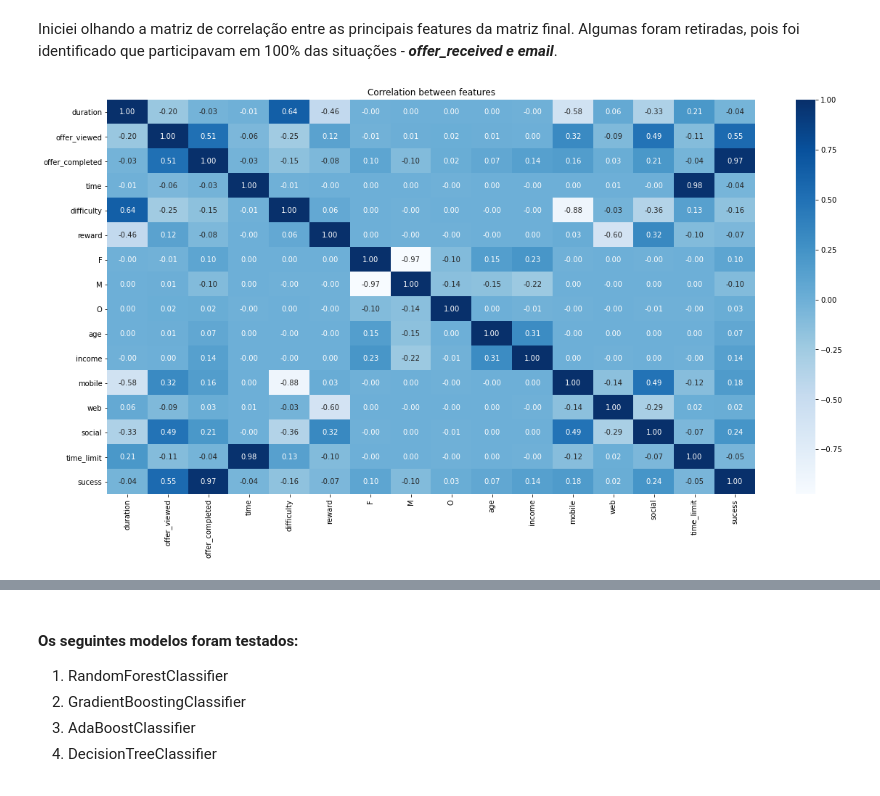
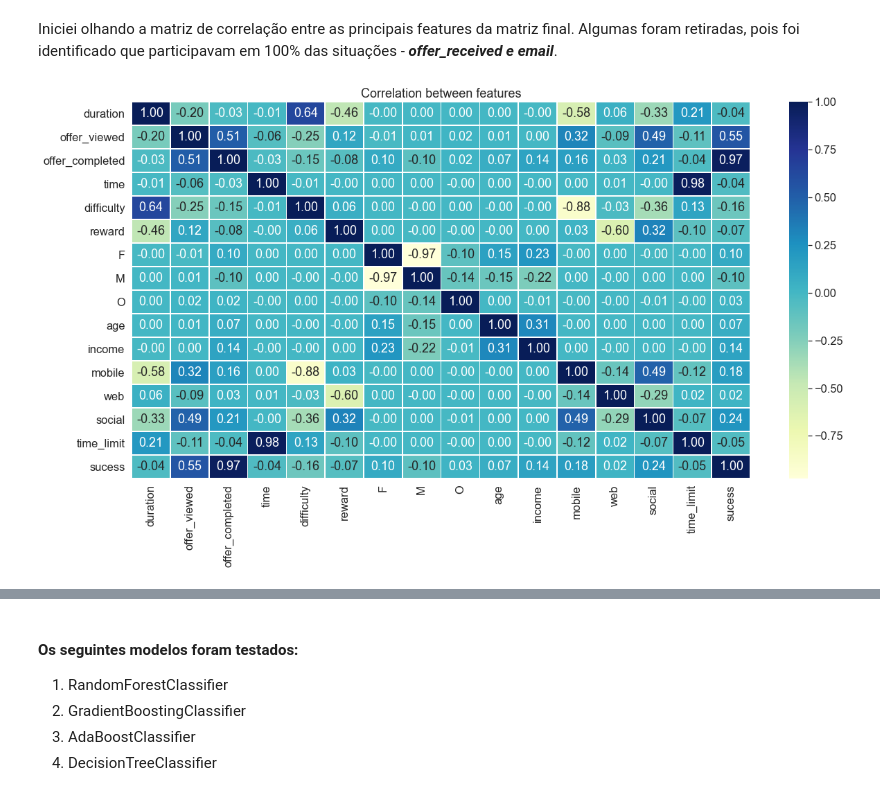
Before and after one commit to matsuch/Capstone-Project-Starbucks, a Jupyter notebook: Starbucks_Capstone_notebook.ipynb, the cells around one changed output, grey strips where cells are left out. Cells and saved outputs as stored; diff of their text form; code cells hidden in the pictures.

```diff
--- a/Starbucks_Capstone_notebook.ipynb
+++ b/Starbucks_Capstone_notebook.ipynb
@@ -415,9 +409,0 @@ sns.countplot(data=df, x='event', hue='gender', ax=ax[1])
-# %%
-#Visualization rate and sales convertion rate per channel strategy
-bogo = df[(df['offer_type'] == 'bogo') & (df['reward'] == 10)]
-channels = bogo.groupby(['social','web', 'mobile','email'], as_index=False)['offer received', 'offer viewed', 'offer completed'].sum()
-channels['sales_convertion_rate'] = round(channels['offer completed']/channels['offer received']*100,2)
-channels['visualization_rate'] = round(channels['offer viewed']/channels['offer received']*100,2)
-channels['Channel Strategy'] = ['s+m+e', 's+w+m+e']
-channels = channels.drop(columns=['social', 'web', 'mobile', 'email'])
-channels
@@ -558,13 +532,13 @@ def bogo_offers(df=df):
     bogo_sucess.index = np.arange(1,len(bogo_sucess)+1)
 
     #for all users
-    #for index in bogo_sucess.index:
+    for index in bogo_sucess.index:
         #Identify the same user in both dataframes +
         #check if the transaction was made between the time received and time completed
         #sum the amount and save in the "amount" column
-        #bogo_sucess['amount'][index] = transactions.loc[ (transactions.user_id == bogo_sucess['user_id'][index]) &
-                                        #(transactions.time == bogo_sucess['time_completed'][index])
-                                        #]['amount'].sum()
+        bogo_sucess['amount'][index] = transactions.loc[ (transactions.user_id == bogo_sucess['user_id'][index]) &
+                                        (transactions.time == bogo_sucess['time_completed'][index])
+                                        ]['amount'].sum()
 
 
     bogo_sucess['conc1'] = bogo_sucess['conc'] + 'offer viewed' + bogo_sucess['time_viewed'].map(str)
@@ -686,15 +660,15 @@ def discount_offers(df=df):
     discount.index = np.arange(0,len(discount))
 
     #for all users
-    #for index in discount.index:
+    for index in discount.index:
         #Identify the same user in both dataframes +
         #check if the transaction was made between the time received and time completed
         #sum the amount and save in the "amount" column
-        #discount['amount'][index] = transactions.loc[ (transactions.user_id == discount['user_id'][index]) &
-                                        #(transactions.time >= discount['time'][index]) &
-                                        #(transactions.time <= discount['time_completed'][index])
-        #
-                                        #]['amount'].sum()
+        discount['amount'][index] = transactions.loc[ (transactions.user_id == discount['user_id'][index]) &
+                                        (transactions.time >= discount['time'][index]) &
+                                        (transactions.time <= discount['time_completed'][index])
+
+                                        ]['amount'].sum()
 
     discount_sucess['conc1'] = discount_sucess['conc'] + 'offer viewed' + discount_sucess['time_viewed'].map(str)
     discount_sucess['conc2'] = discount_sucess['conc'] + 'offer completed' + discount_sucess['time_completed'].map(str)
@@ -741,15 +714,20 @@ Iniciei olhando a matriz de correlação entre as principais features da matriz
 # %%
 correlacao = final_df[['user_id', 'duration', 'offer_viewed',
                        'offer_completed', 'offer_type', 'offer_id', 'time', 'difficulty',
                         'reward', 'F', 'M', 'O', 'age', 'income', 'became_member_on', 'event',
                         'mobile', 'web', 'social', 'time_limit', 'sucess']]
 
 plt.figure(figsize=(20, 10))
+sns.set(font_scale=1.5)
+
 sns.heatmap(correlacao.corr(),
             annot = True,
             fmt = '.2f',
-            cmap='Blues')
+            linewidths=.8,
+            cmap='YlGnBu')
+
 plt.title('Correlation between features')
-plt.show()
+
+plt.savefig('./figures/correlation_matrix.png')
 # %% [output]
-[figure, old version]
+[figure, new version]
```
Also changed, not shown: parts of 31 cells of this notebook.
